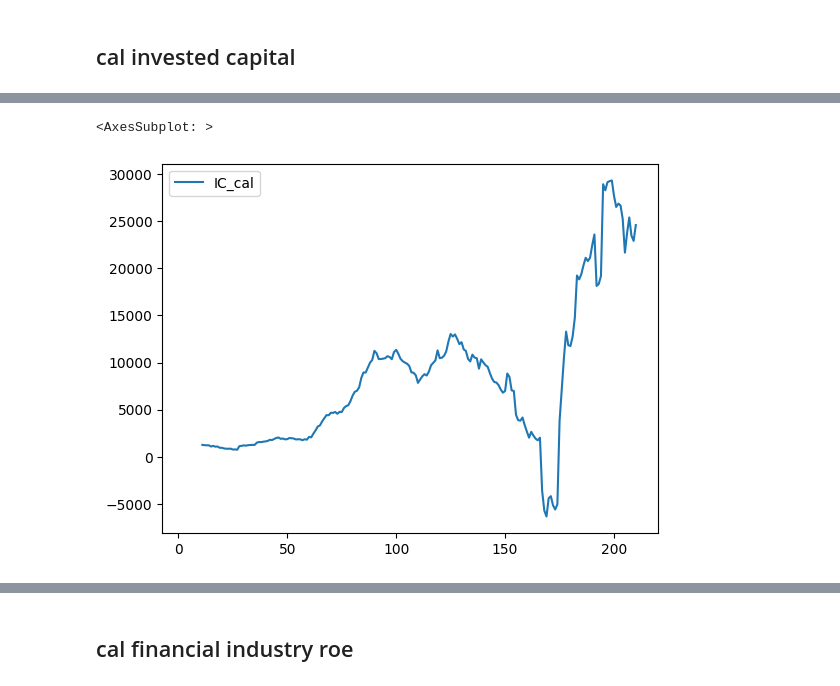
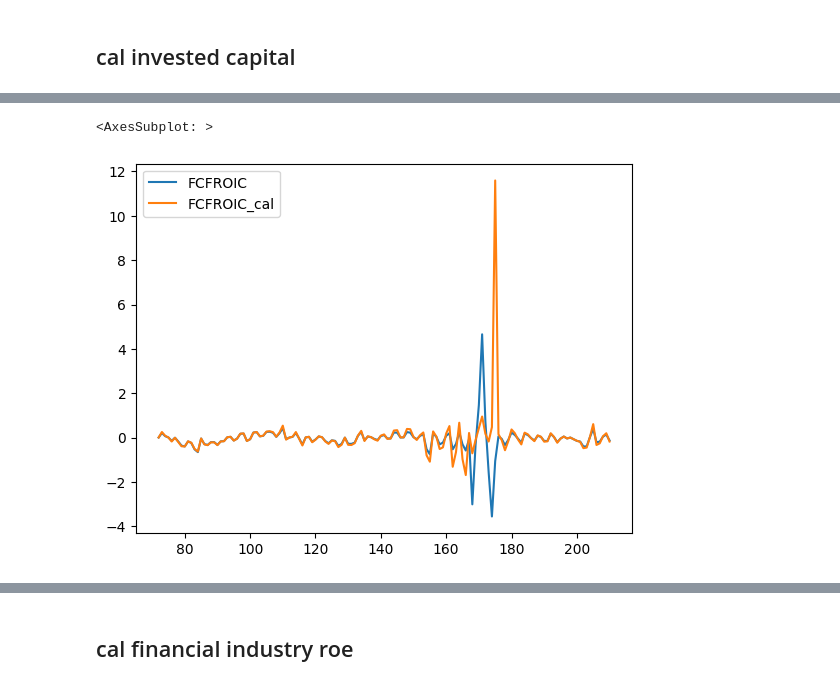
Before and after one commit to Zixin730/heartland_project, a Jupyter notebook: analyze/1_cal_fcfroic.ipynb, the cells around one changed output, grey strips where cells are left out. Cells and saved outputs as stored; diff of their text form; code cells hidden in the pictures.

```diff
--- a/analyze/1_cal_fcfroic.ipynb
+++ b/analyze/1_cal_fcfroic.ipynb
@@ -68,3 +211,7 @@ raw["FCF_annualized"] = raw["FCF_fillna"]*4
+# %%
+raw.loc[raw["Fiscal Quarter"] == 1, "FCF_diff"] = raw.loc[raw["Fiscal Quarter"] == 1, "FCF"]
+# raw[raw["Ticker Symbol"] == "AAL"][["Data Date", "FCF", "FCF_diff"]]
+raw["FCF_annualized"] = raw["FCF_diff"]*4
 # %% [markdown]
 ## cal invested capital
 # %%
@@ -75,10 +222,10 @@ def fillna(df, col_name):
 
 raw = fillna(raw, "Debt in Current Liabilities")
 raw = fillna(raw, "Long-Term Debt - Total")
-raw = fillna(raw, 'Common/Ordinary Equity - Total')
-raw = fillna(raw, 'Preferred Stock At Carrying Value - Utility')
+raw = fillna(raw, "Stockholders Equity - Total")
 raw = fillna(raw, 'Cash and Short-Term Investments')
 # %%
 raw["IC_cal"] = raw["Debt in Current Liabilities"] + \
-    raw["Long-Term Debt - Total"] + raw['Common/Ordinary Equity - Total'] + raw["Preferred Stock At Carrying Value - Utility"]- \
+    raw["Long-Term Debt - Total"] + raw['Stockholders Equity - Total'] - \
     raw['Cash and Short-Term Investments']
+raw["IC_cal"] = raw["IC_cal"].replace(0.0, np.nan)
@@ -101,0 +241,4 @@ Name: IC_cal, Length: 177829, dtype: float64
+# %%
+raw["pre_IC"] = raw["Invested Capital - Total - Quarterly"].shift()
+raw["avg_IC"] = (raw["Invested Capital - Total - Quarterly"] + raw["pre_IC"])/2
+raw["FCFROIC"] = raw["FCF_annualized"] / raw["avg_IC"]
@@ -102,5 +251,6 @@ Name: IC_cal, Length: 177829, dtype: float64
 # %%
-raw[raw["Ticker Symbol"] == "AAL"][["IC_cal"]].plot()
+raw[raw["Ticker Symbol"] == "AAL"][[
+    "FCFROIC", "FCFROIC_cal"]].plot()
 # %% [output]
 <AxesSubplot: >
-[figure, old version]
+[figure, new version]
```
Also changed, not shown: parts of 36 cells of this notebook, 47 other files.
